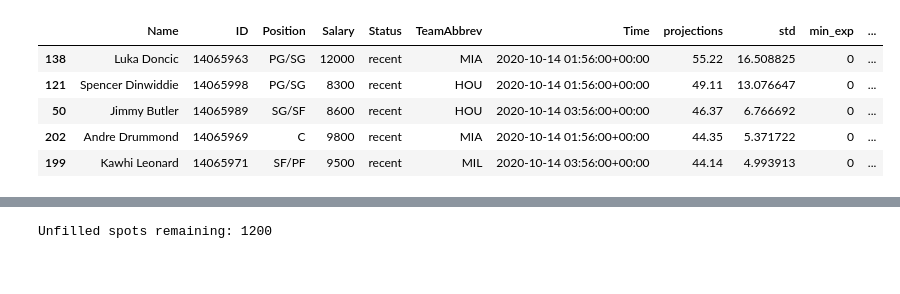
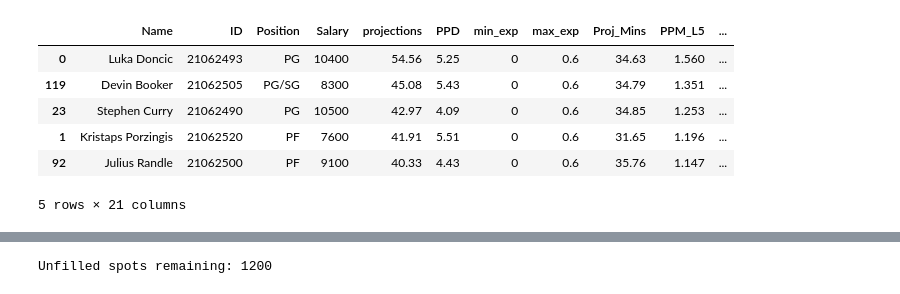
Before and after one commit to firstprinciples/dfs_optimizer, a Jupyter notebook: fps_dfs_optimizer/analyses/test_reoptimizer.ipynb, the cells around one changed output, grey strips where cells are left out. Drawn from its saved outputs; the diff is of its cells as text; code cells hidden in the pictures.

```diff
--- a/fps_dfs_optimizer/analyses/test_reoptimizer.ipynb
+++ b/fps_dfs_optimizer/analyses/test_reoptimizer.ipynb
@@ -9,25 +9,26 @@ from fps_dfs_optimizer.src.optimizer import Reoptimizer
 from fps_dfs_optimizer.src.generator import LineupGenerator
 # %%
 cols = ['Name', 'ID', 'Position', 'Salary', 'Status', 'TeamAbbrev', 'Time', 'projections', 'std', 'min_exp', 'max_exp']
-df_players = pd.read_csv('../data/raw/test_20200102.csv')
+df_players = pd.read_csv('../data/temp/20220120.csv')
 time = dt.datetime.now(pytz.UTC)
 times = []
 for p in range(len(df_players)):
     k = np.random.choice(2)
     m = np.random.choice(2)
     times += [dt.datetime(time.year, time.month, time.day+1, time.hour + 2 * k - 1, time.minute + m, 0, 0, pytz.UTC)]# + 2 * k - 1
 
 df_players['Time'] = times
-df_players = df_players[cols]
+# df_players = df_players[cols]
 df_players = df_players.sort_values(by='projections', ascending=False).iloc[:-80]
 df_players.head()
 # %% [output]
-|  | Name | ID | Position | Salary | Status | TeamAbbrev | Time | projections | std | min_exp | ... |
-| 138 | Luka Doncic | 14065963 | PG/SG | 12000 | recent | MIA | 2020-10-14 01:56:00+00:00 | 55.22 | 16.508825 | 0 | ... |
-| 121 | Spencer Dinwiddie | 14065998 | PG/SG | 8300 | recent | HOU | 2020-10-14 01:56:00+00:00 | 49.11 | 13.076647 | 0 | ... |
-| 50 | Jimmy Butler | 14065989 | SG/SF | 8600 | recent | HOU | 2020-10-14 03:56:00+00:00 | 46.37 | 6.766692 | 0 | ... |
-| 202 | Andre Drummond | 14065969 | C | 9800 | recent | MIA | 2020-10-14 01:56:00+00:00 | 44.35 | 5.371722 | 0 | ... |
-| 199 | Kawhi Leonard | 14065971 | SF/PF | 9500 | recent | MIL | 2020-10-14 03:56:00+00:00 | 44.14 | 4.993913 | 0 | ... |
+|  | Name | ID | Position | Salary | projections | PPD | min_exp | max_exp | Proj_Mins | PPM_L5 | ... |
+| 0 | Luka Doncic | 21062493 | PG | 10400 | 54.56 | 5.25 | 0 | 0.6 | 34.63 | 1.560 | ... |
+| 119 | Devin Booker | 21062505 | PG/SG | 8300 | 45.08 | 5.43 | 0 | 0.6 | 34.79 | 1.351 | ... |
+| 23 | Stephen Curry | 21062490 | PG | 10500 | 42.97 | 4.09 | 0 | 0.6 | 34.85 | 1.253 | ... |
+| 1 | Kristaps Porzingis | 21062520 | PF | 7600 | 41.91 | 5.51 | 0 | 0.6 | 31.65 | 1.196 | ... |
+| 92 | Julius Randle | 21062500 | PF | 9100 | 40.33 | 4.43 | 0 | 0.6 | 35.76 | 1.147 | ... |
+5 rows × 21 columns
 # %%
 def get_new_projections(df):
     return df['projections'] * (1 + np.random.uniform(0.4) - 0.2)
```
Also changed, not shown: parts of 2 cells of this notebook, 1 other file.
